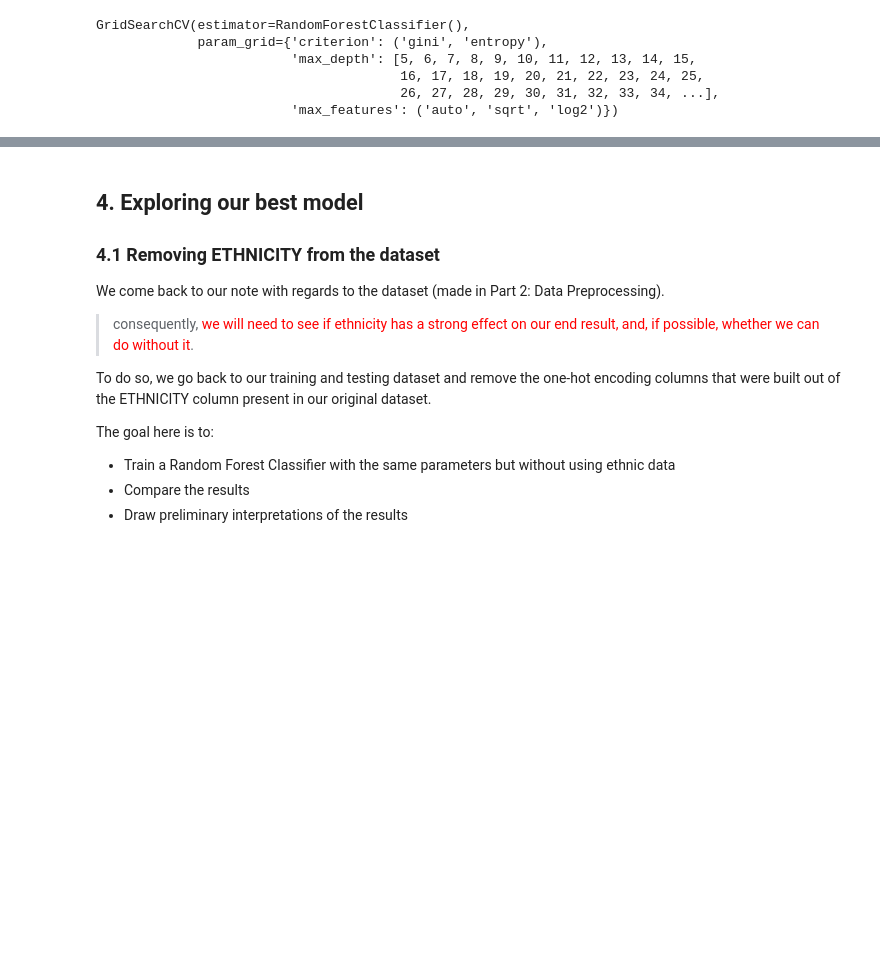
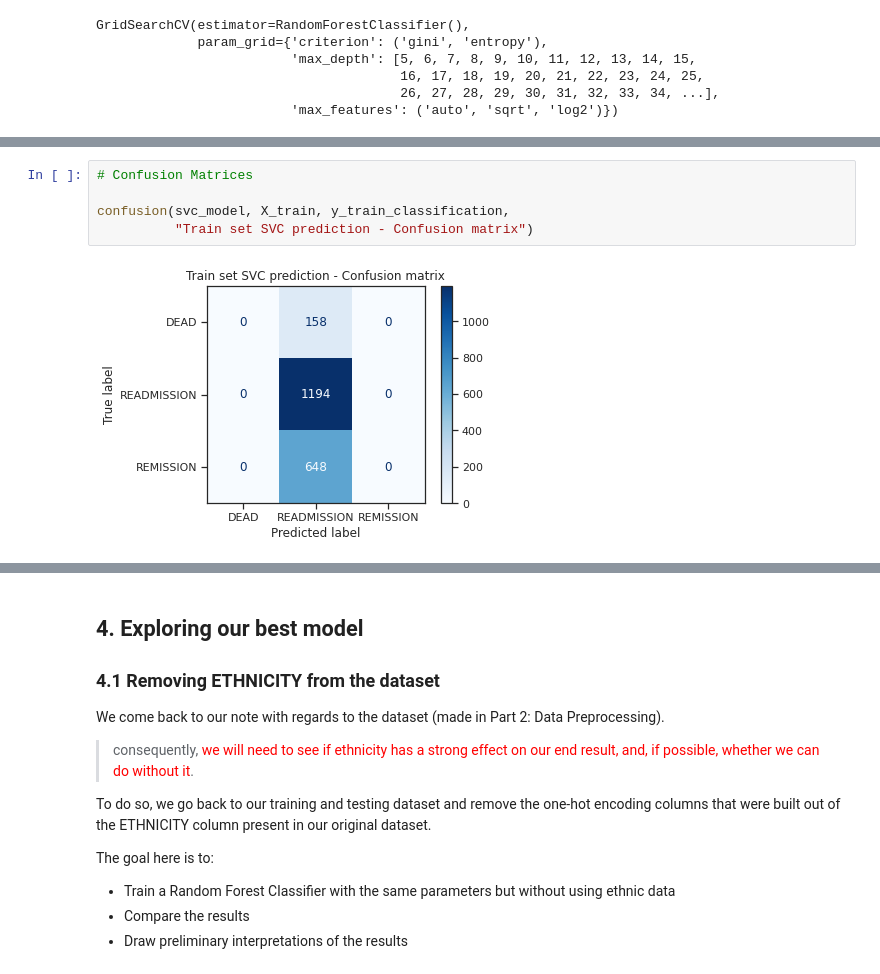
Before and after one commit to LMquentinLR/mimic_rehospitalization_prediction, a Jupyter notebook: AIQDSC27_evaluation_qlr.ipynb, the cells around one changed output, grey strips where cells are left out. Saved outputs shown, nothing was run; the diff lists cells and outputs as text; blank space fills up the shorter version.

```diff
--- a/AIQDSC27_evaluation_qlr.ipynb
+++ b/AIQDSC27_evaluation_qlr.ipynb
@@ -1321,0 +1363,7 @@ F1 score: 0.70
+# %%
+# Confusion Matrices
+
+confusion(svc_model, X_train, y_train_classification,
+          "Train set SVC prediction - Confusion matrix")
+# %% [output]
+[figure, added]
```
Also changed, not shown: parts of 44 cells of this notebook, 1 other file.
